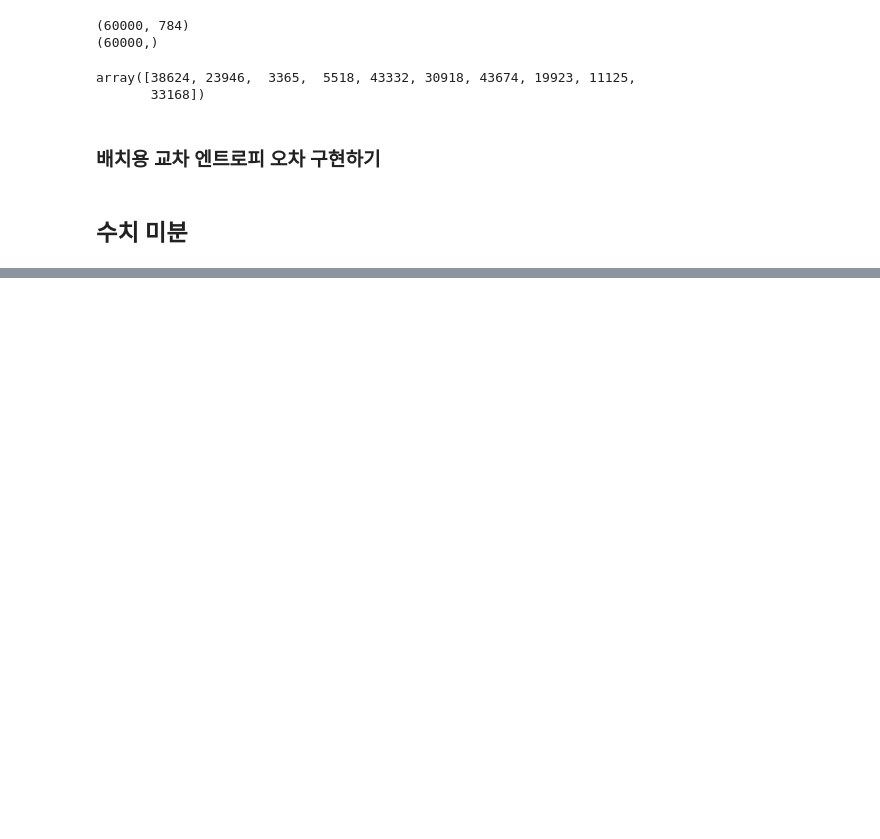
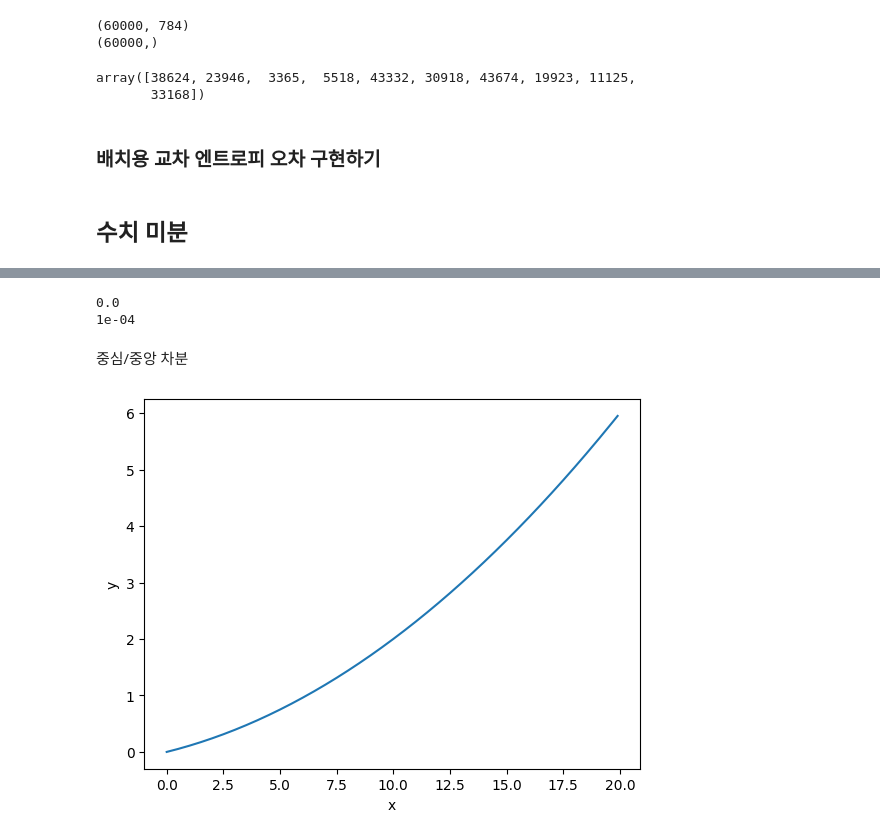
Before and after one commit to Chanmuzi/Deep-Learning-from-Scratch, a Jupyter notebook: 1권/ch04.ipynb, the cells around one changed output, grey strips where cells are left out. Cells and saved outputs as stored; diff of their text form; code cells hidden in the pictures; blank space fills up the shorter version.

```diff
--- a/1권/ch04.ipynb
+++ b/1권/ch04.ipynb
@@ -96,0 +104,10 @@ def cross_entropy_error(y, t):
+# %%
+import numpy as np
+
+print(np.float32(1e-50))
+print(np.float32(1e-4))
+# %% [output]
+0.0
+1e-04
+# %% [markdown]
+중심/중앙 차분
@@ -96,0 +118,17 @@ def cross_entropy_error(y, t):
+# %%
+def function_1(x):
+    return 0.01 * x ** 2 + 0.1 * x
+# %%
+import numpy as np
+import matplotlib.pyplot as plt
+
+# 교재와 눈금이 다르게 표시됨. 교재에서는 x축의 값이 [0, 5, 10, 15, 20]임
+x = np.arange(0.0, 20.0, 0.1)
+y = function_1(x)
+
+plt.xlabel('x')
+plt.ylabel('y')
+plt.plot(x, y)
+plt.show()
+# %% [output]
+[figure, added]
```
Also changed, not shown: parts of 10 cells of this notebook.
